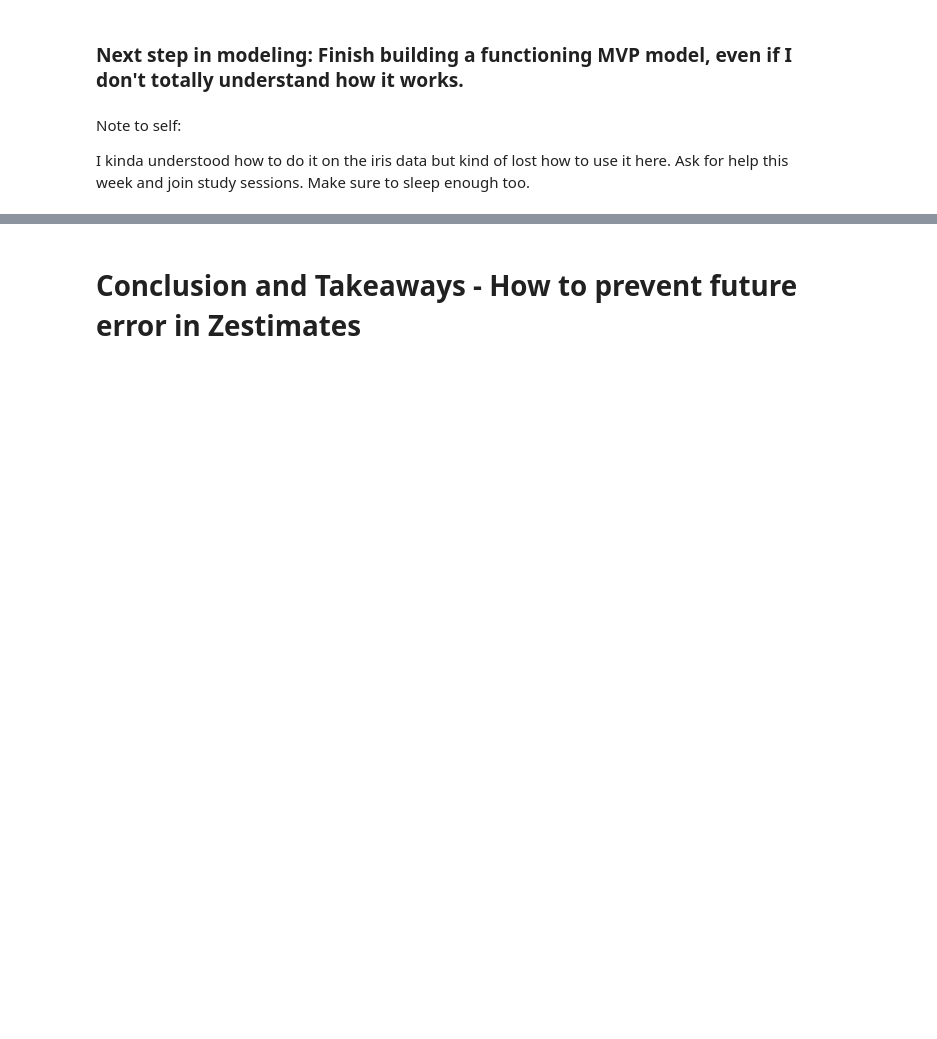
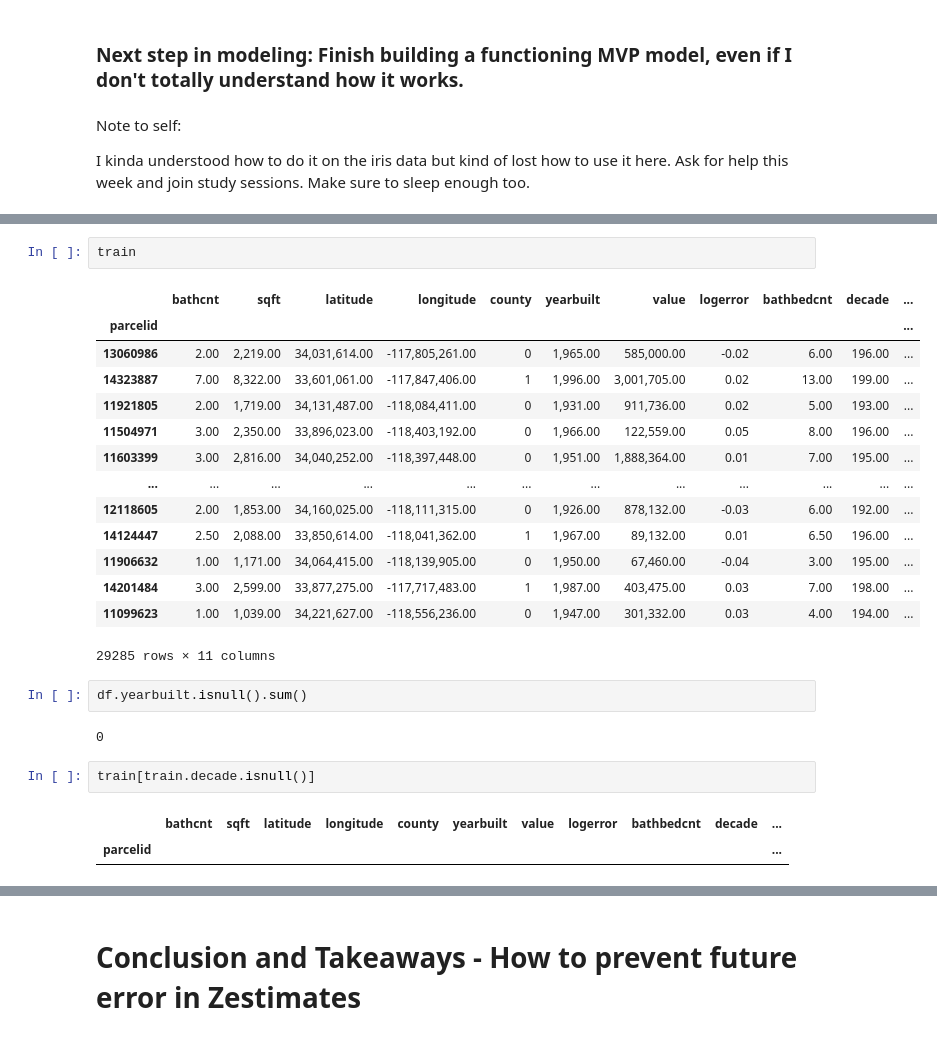
Before and after one commit to KwameTaylor/kwames-zillow-zestimates-error-control, a Jupyter notebook: explore.ipynb, the cells around one changed output, grey strips where cells are left out. Drawn from its saved outputs; the diff is of its cells as text; blank space fills up the shorter version.

```diff
--- a/explore.ipynb
+++ b/explore.ipynb
@@ -329,0 +346,26 @@ I kinda understood how to do it on the iris data but kind of lost how to use it
+# %%
+train
+# %% [output]
+|  | bathcnt | sqft | latitude | longitude | county | yearbuilt | value | logerror | bathbedcnt | decade | ... |
+| parcelid |  |  |  |  |  |  |  |  |  |  | ... |
+| 13060986 | 2.00 | 2,219.00 | 34,031,614.00 | -117,805,261.00 | 0 | 1,965.00 | 585,000.00 | -0.02 | 6.00 | 196.00 | ... |
+| 14323887 | 7.00 | 8,322.00 | 33,601,061.00 | -117,847,406.00 | 1 | 1,996.00 | 3,001,705.00 | 0.02 | 13.00 | 199.00 | ... |
+| 11921805 | 2.00 | 1,719.00 | 34,131,487.00 | -118,084,411.00 | 0 | 1,931.00 | 911,736.00 | 0.02 | 5.00 | 193.00 | ... |
+| 11504971 | 3.00 | 2,350.00 | 33,896,023.00 | -118,403,192.00 | 0 | 1,966.00 | 122,559.00 | 0.05 | 8.00 | 196.00 | ... |
+| 11603399 | 3.00 | 2,816.00 | 34,040,252.00 | -118,397,448.00 | 0 | 1,951.00 | 1,888,364.00 | 0.01 | 7.00 | 195.00 | ... |
+| ... | ... | ... | ... | ... | ... | ... | ... | ... | ... | ... | ... |
+| 12118605 | 2.00 | 1,853.00 | 34,160,025.00 | -118,111,315.00 | 0 | 1,926.00 | 878,132.00 | -0.03 | 6.00 | 192.00 | ... |
+| 14124447 | 2.50 | 2,088.00 | 33,850,614.00 | -118,041,362.00 | 1 | 1,967.00 | 89,132.00 | 0.01 | 6.50 | 196.00 | ... |
+| 11906632 | 1.00 | 1,171.00 | 34,064,415.00 | -118,139,905.00 | 0 | 1,950.00 | 67,460.00 | -0.04 | 3.00 | 195.00 | ... |
+| 14201484 | 3.00 | 2,599.00 | 33,877,275.00 | -117,717,483.00 | 1 | 1,987.00 | 403,475.00 | 0.03 | 7.00 | 198.00 | ... |
+| 11099623 | 1.00 | 1,039.00 | 34,221,627.00 | -118,556,236.00 | 0 | 1,947.00 | 301,332.00 | 0.03 | 4.00 | 194.00 | ... |
+29285 rows × 11 columns
+# %%
+df.yearbuilt.isnull().sum()
+# %% [output]
+0
+# %%
+train[train.decade.isnull()]
+# %% [output]
+|  | bathcnt | sqft | latitude | longitude | county | yearbuilt | value | logerror | bathbedcnt | decade | ... |
+| parcelid |  |  |  |  |  |  |  |  |  |  | ... |
```
Also changed, not shown: parts of 29 cells of this notebook, 3 other files.
